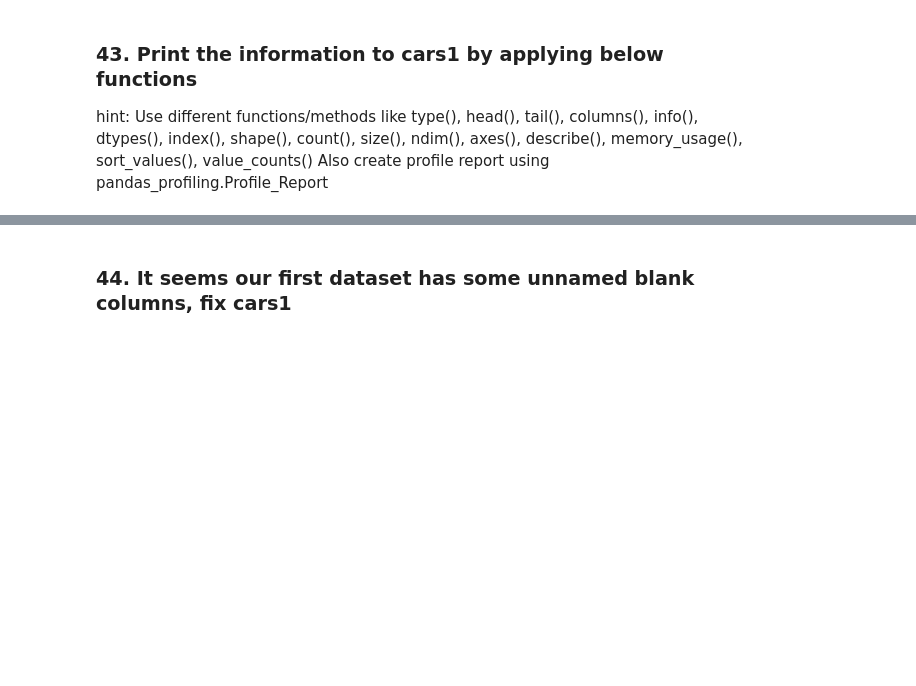
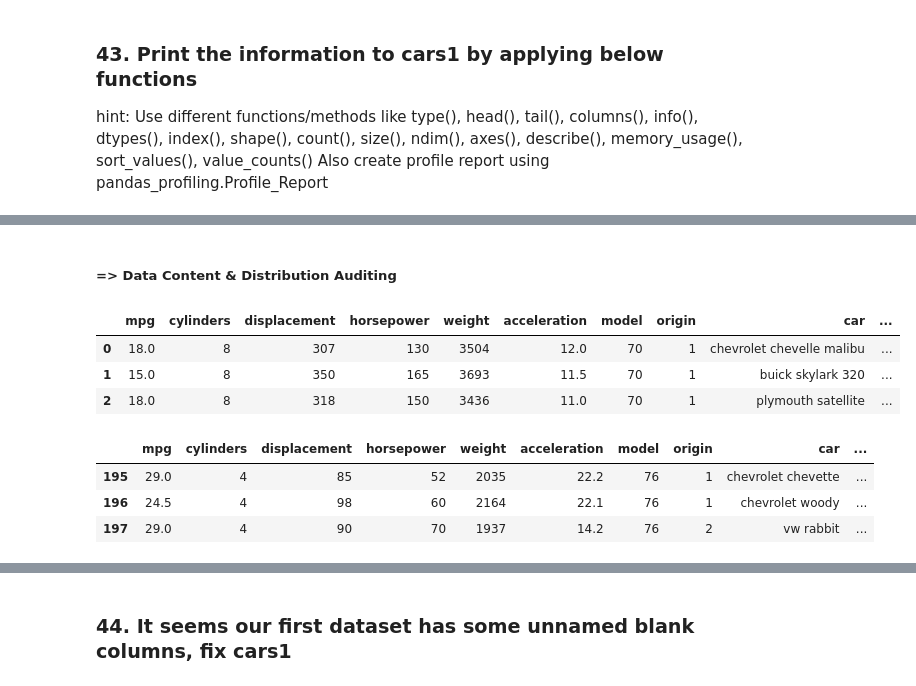
Before and after one commit to Flute22/Python, a Jupyter notebook: Practice/Basic Data Manipulation - Visualization Exercise/Basic_Data_Manipulation_Visualization_Exercise.ipynb, the cells around one changed output, grey strips where cells are left out. Saved outputs shown, nothing was run; the diff lists cells and outputs as text; code cells hidden in the pictures; blank space fills up the shorter version.

```diff
--- a/Practice/Basic Data Manipulation - Visualization Exercise/Basic_Data_Manipulation_Visualization_Exercise.ipynb
+++ b/Practice/Basic Data Manipulation - Visualization Exercise/Basic_Data_Manipulation_Visualization_Exercise.ipynb
@@ -864,0 +962,18 @@ df[scaled_numeric_matrix.columns] = scaled_numeric_matrix
+# %% [markdown]
+##### => Data Content & Distribution Auditing
+# %%
+# Preview top 3 data records
+cars1.head(3)
+# %% [output]
+|  | mpg | cylinders | displacement | horsepower | weight | acceleration | model | origin | car | ... |
+| 0 | 18.0 | 8 | 307 | 130 | 3504 | 12.0 | 70 | 1 | chevrolet chevelle malibu | ... |
+| 1 | 15.0 | 8 | 350 | 165 | 3693 | 11.5 | 70 | 1 | buick skylark 320 | ... |
+| 2 | 18.0 | 8 | 318 | 150 | 3436 | 11.0 | 70 | 1 | plymouth satellite | ... |
+# %%
+# Preview bottom 3 data records
+cars1.tail(3)
+# %% [output]
+|  | mpg | cylinders | displacement | horsepower | weight | acceleration | model | origin | car | ... |
+| 195 | 29.0 | 4 | 85 | 52 | 2035 | 22.2 | 76 | 1 | chevrolet chevette | ... |
+| 196 | 24.5 | 4 | 98 | 60 | 2164 | 22.1 | 76 | 1 | chevrolet woody | ... |
+| 197 | 29.0 | 4 | 90 | 70 | 1937 | 14.2 | 76 | 2 | vw rabbit | ... |
```
Also changed, not shown: parts of 19 cells of this notebook.
